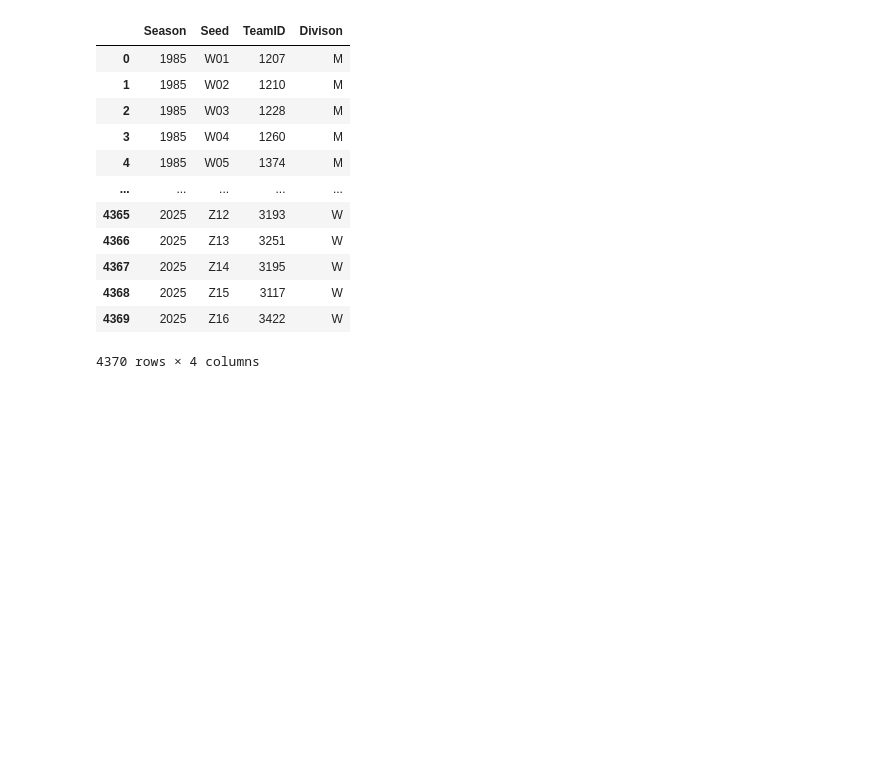
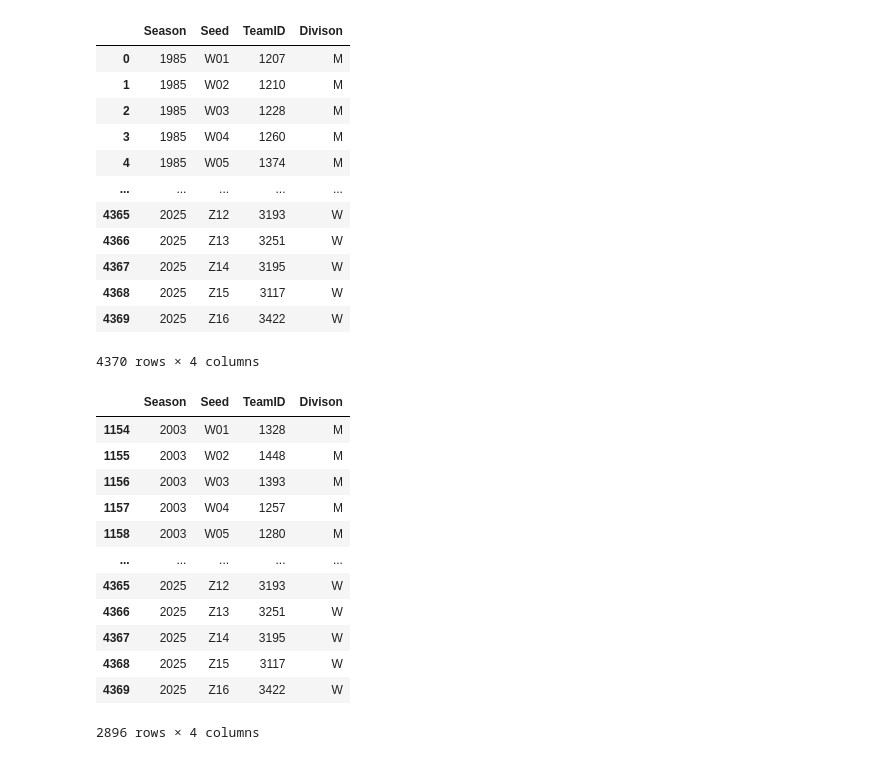
Before and after one commit to jamie07262/INFO-3608-PROJECT, a Jupyter notebook: New_Data_Processor.ipynb, the cells around one changed output. Saved outputs shown, nothing was run; the diff lists cells and outputs as text; code cells hidden in the pictures; blank space fills up the shorter version.

Commit message:
Remove seeds before 2003 to match season and tourney

```diff
--- a/New_Data_Processor.ipynb
+++ b/New_Data_Processor.ipynb
@@ -123,0 +127,16 @@ seeds
+# %%
+seeds
+# %% [output]
+|  | Season | Seed | TeamID | Divison |
+| 1154 | 2003 | W01 | 1328 | M |
+| 1155 | 2003 | W02 | 1448 | M |
+| 1156 | 2003 | W03 | 1393 | M |
+| 1157 | 2003 | W04 | 1257 | M |
+| 1158 | 2003 | W05 | 1280 | M |
+| ... | ... | ... | ... | ... |
+| 4365 | 2025 | Z12 | 3193 | W |
+| 4366 | 2025 | Z13 | 3251 | W |
+| 4367 | 2025 | Z14 | 3195 | W |
+| 4368 | 2025 | Z15 | 3117 | W |
+| 4369 | 2025 | Z16 | 3422 | W |
+2896 rows × 4 columns
```
Also changed, not shown: parts of 1 cell of this notebook.
